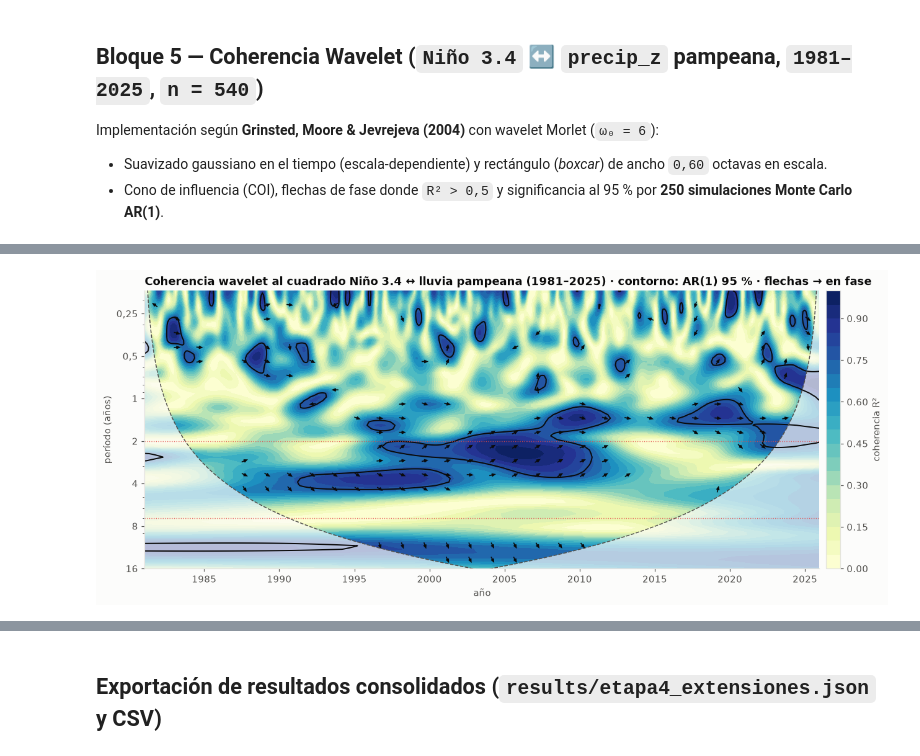
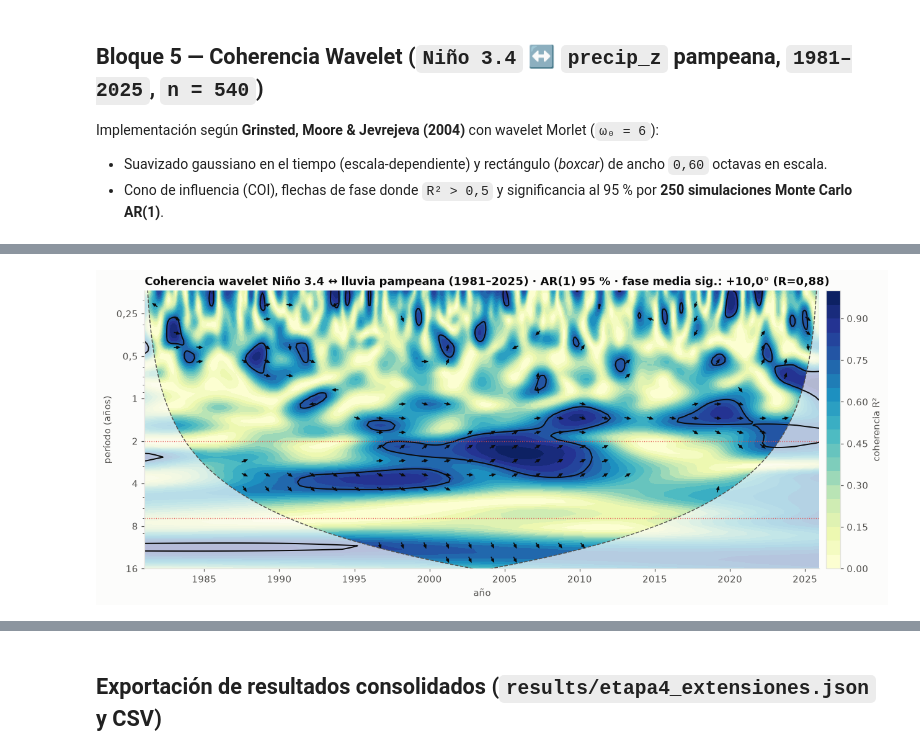
Before and after one commit to missvico/enso-agro, a Jupyter notebook: notebooks/05_extensiones_analiticas.ipynb, the cells around one changed output, grey strips where cells are left out. Cells and saved outputs as stored; diff of their text form; code cells hidden in the pictures.

```diff
--- a/notebooks/05_extensiones_analiticas.ipynb
+++ b/notebooks/05_extensiones_analiticas.ipynb
@@ -957,32 +831,35 @@ im = ax.contourf(anios_ax, periods, R2_obs, levels=np.linspace(0, 1, 21), cmap="
 ax.contour(anios_ax, periods, sig95_ratio, levels=[1.0], colors=[COLOR["tinta"]], linewidths=1.3)
 ax.fill_between(anios_ax, coi_period, periods.max(), color=COLOR["fondo"], alpha=0.68, lw=0)
 ax.plot(anios_ax, coi_period, color=COLOR["tinta2"], lw=1.0, ls="--")
 
 # Flechas de fase donde R² > 0.5 y dentro de COI
 step_t, step_s = 18, 4
 tt_idx = np.arange(8, N_w, step_t)
 ss_idx = np.arange(4, len(periods) - 2, step_s)
 TT, SS = np.meshgrid(tt_idx, ss_idx)
 mask_arr = (R2_obs[SS, TT] > 0.5) & (periods[SS] <= coi_period[TT])
 U = np.cos(phase_obs[SS, TT]) * mask_arr
 V = np.sin(phase_obs[SS, TT]) * mask_arr
 if mask_arr.any():
     ax.quiver(anios_ax[TT[mask_arr]], periods[SS[mask_arr]], U[mask_arr], V[mask_arr],
               units="inches", scale=10, width=0.015, headwidth=3.5, headlength=4.0,
               color=COLOR["tinta"], pivot="mid", zorder=4)
 
 for b_p in (2.0, 7.0):
     ax.axhline(b_p, color=COLOR["nino"], lw=0.9, ls=":", alpha=0.8)
 ax.set_yscale("log")
 ax.set_yticks([0.25, 0.5, 1, 2, 4, 8, 16], ["0,25", "0,5", "1", "2", "4", "8", "16"])
 ax.set_ylim(min(16.0, periods.max()), periods.min())
 ax.set_ylabel("período (años)")
 ax.set_xlabel("año")
-ax.set_title("Coherencia wavelet al cuadrado Niño 3.4 ↔ lluvia pampeana (1981–2025) · contorno: AR(1) 95 % · flechas → en fase")
+fase_txt = f"{fase_media_grados:+.1f}° (R={R_resultante:.2f})".replace(".", ",")
+ax.set_title(
+    f"Coherencia wavelet Niño 3.4 ↔ lluvia pampeana (1981–2025) · AR(1) 95 % · fase media sig.: {fase_txt}"
+)
 ax.grid(False)
 cb = fig.colorbar(im, ax=ax, pad=0.01)
 cb.set_label("coherencia R²")
 fig.savefig(FIG / "20_coherencia_wavelet.png")
 plt.show()
 # %% [output]
-[figure, old version]
+[figure, new version]
```
Also changed, not shown: parts of 22 cells of this notebook, 23 other files.
